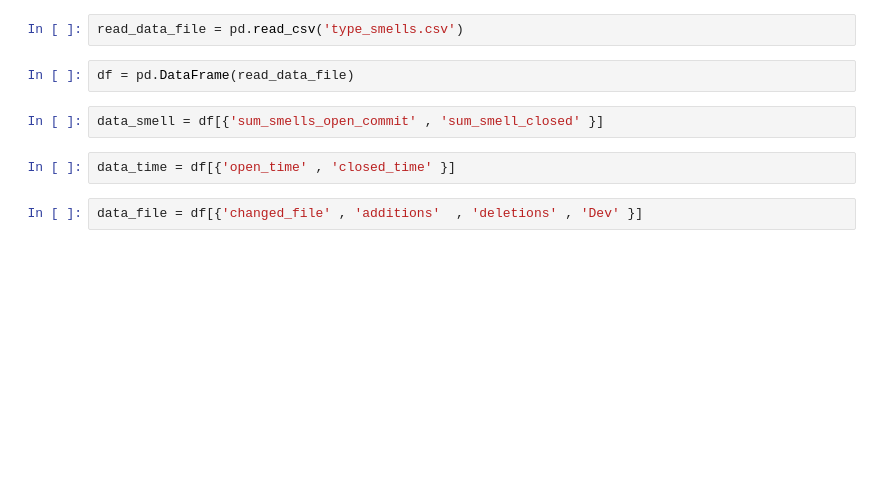
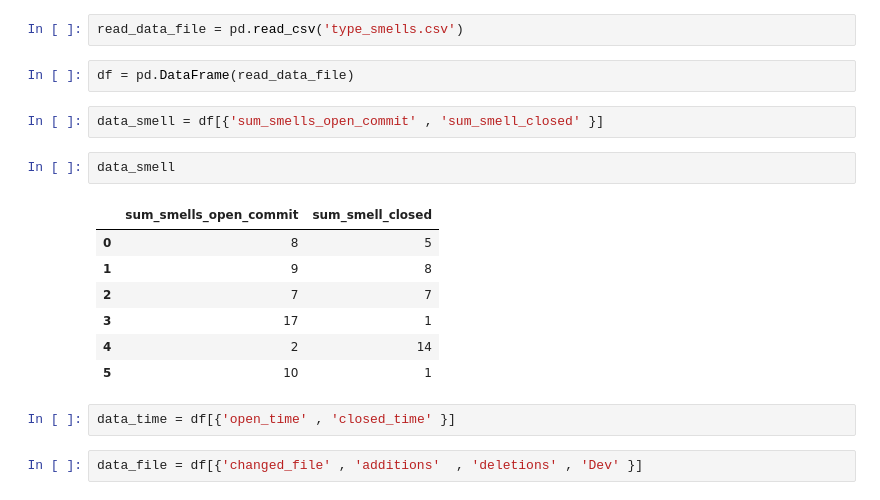
Before and after one commit to beaw21/Demo, a Jupyter notebook: test.04/pandas.ipynb, the cells around one changed output. Saved outputs shown, nothing was run; the diff lists cells and outputs as text; blank space fills up the shorter version.

```diff
--- a/test.04/pandas.ipynb
+++ b/test.04/pandas.ipynb
@@ -7,6 +6,16 @@ read_data_file = pd.read_csv('type_smells.csv')
 df = pd.DataFrame(read_data_file)
 # %%
 data_smell = df[{'sum_smells_open_commit' , 'sum_smell_closed' }]
+# %%
+data_smell
+# %% [output]
+|  | sum_smells_open_commit | sum_smell_closed |
+| 0 | 8 | 5 |
+| 1 | 9 | 8 |
+| 2 | 7 | 7 |
+| 3 | 17 | 1 |
+| 4 | 2 | 14 |
+| 5 | 10 | 1 |
 # %%
 data_time = df[{'open_time' , 'closed_time' }]
 # %%
```
Also changed, not shown: parts of 13 cells of this notebook, 1 other file.
